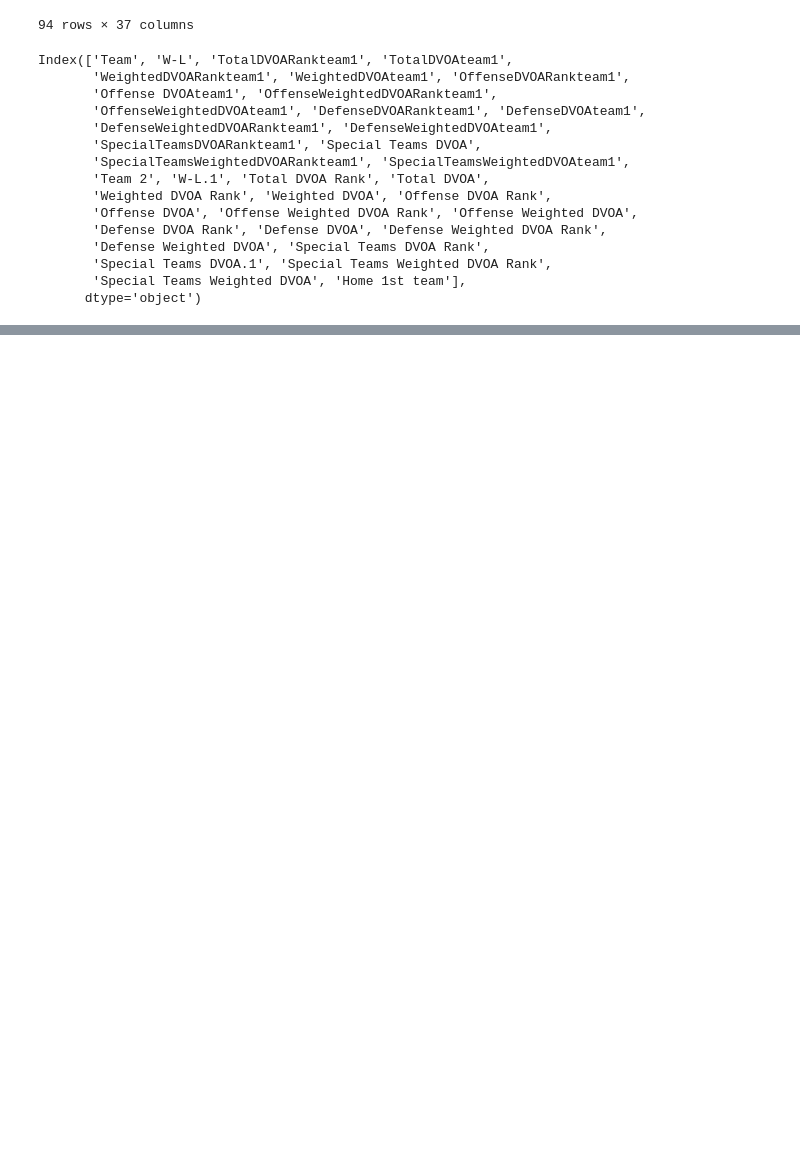
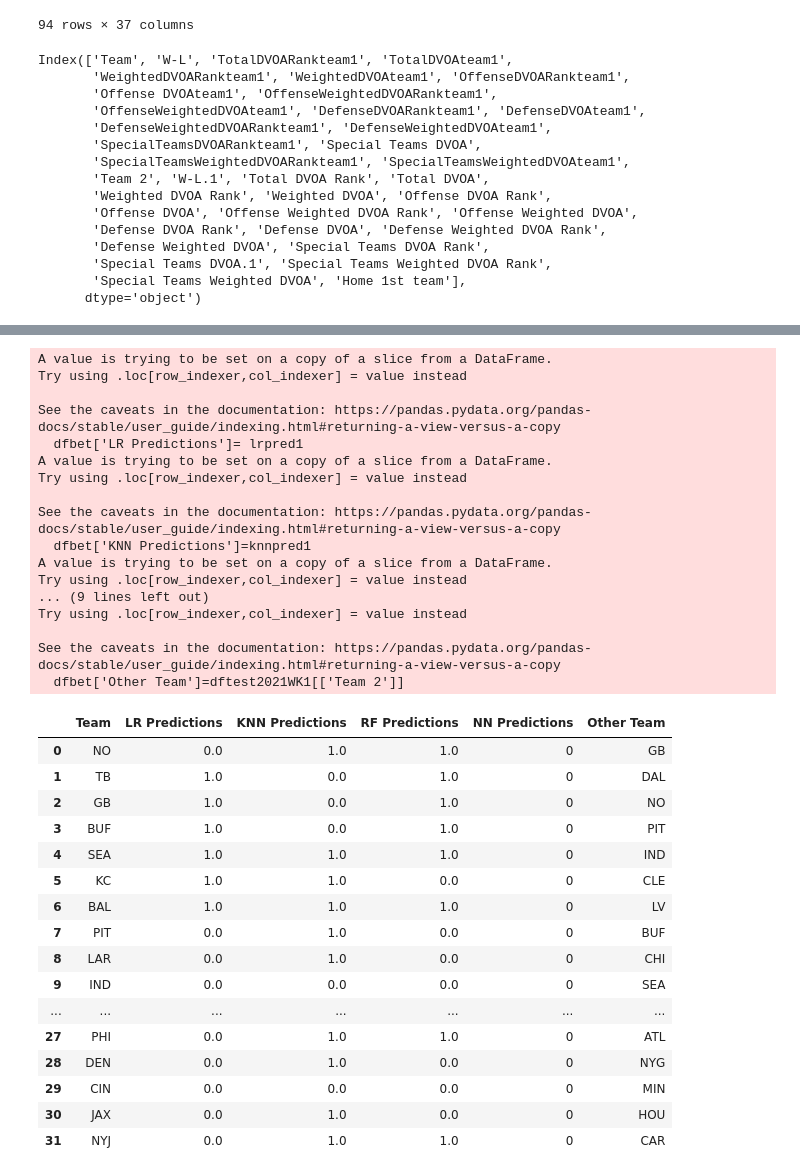
Before and after one commit to vivekbavda/NFL, a Jupyter notebook: BavdaNFLCapstoneDataCleaning.ipynb, the cells around one changed output, grey strips where cells are left out. Cells and saved outputs as stored; diff of their text form; code cells hidden in the pictures; blank space fills up the shorter version.

```diff
--- a/BavdaNFLCapstoneDataCleaning.ipynb
+++ b/BavdaNFLCapstoneDataCleaning.ipynb
@@ -658,0 +703,27 @@ plt.legend();
+# %%
+dftest2021WK1= pd.read_csv('./Data/2021_Week1.test.2020endinputs.csv')
+# %%
+# features=['TotalDVOAteam1', 'WeightedDVOAteam1','Offense DVOAteam1', 'OffenseWeightedDVOAteam1', 'DefenseDVOAteam1',
+# 'DefenseWeightedDVOAteam1', 'Special Teams DVOA', 'SpecialTeamsWeightedDVOAteam1', 'Total DVOA',
+# 'Weighted DVOA Rank', 'Weighted DVOA', 'Offense DVOA Rank',
+# 'Offense DVOA', 'Offense Weighted DVOA', 'Defense DVOA',
+# 'Defense Weighted DVOA', 'Special Teams DVOA.1',
+# 'Special Teams Weighted DVOA', 'Home 1st team']
+features=['OffenseWeightedDVOAteam1', 'DefenseWeightedDVOAteam1', 'SpecialTeamsWeightedDVOAteam1', 'Offense Weighted DVOA', 'Defense Weighted DVOA', 'Special Teams Weighted DVOA', 'Home 1st team']
+
+target='W-L'
+
+Xvalidation1=dftest2021WK1[features]
+#No y as the first of NFL starts-predictions made prior to games
+# %%
+
+lr.fit(X, y)
+knn.fit(X,y)
+rf.fit(X,y)
+ss = StandardScaler()
+Xvalidation1_sc = ss.fit_transform(Xvalidation1)
+# %%
+lrpred1 = lr.predict(Xvalidation1)
+knnpred1 = knn.predict(Xvalidation1)
+rfpred1 = rf.predict(Xvalidation1)
+nnpred1= model.predict(Xvalidation1)
@@ -658,0 +748,45 @@ plt.legend();
+# %%
+
+
+dfbet=dftest2021WK1[['Team']]
+dfbet['LR Predictions']= lrpred1
+dfbet['KNN Predictions']=knnpred1
+dfbet['RF Predictions']=rfpred1
+dfbet['NN Predictions']=np.argmax(nnpred1 ,axis=1)
+dfbet['Other Team']=dftest2021WK1[['Team 2']]
+dfbet
+# %% [output]
+A value is trying to be set on a copy of a slice from a DataFrame.
+Try using .loc[row_indexer,col_indexer] = value instead
+
+See the caveats in the documentation: https://pandas.pydata.org/pandas-docs/stable/user_guide/indexing.html#returning-a-view-versus-a-copy
+  dfbet['LR Predictions']= lrpred1
+A value is trying to be set on a copy of a slice from a DataFrame.
+Try using .loc[row_indexer,col_indexer] = value instead
+
+See the caveats in the documentation: https://pandas.pydata.org/pandas-docs/stable/user_guide/indexing.html#returning-a-view-versus-a-copy
+  dfbet['KNN Predictions']=knnpred1
+A value is trying to be set on a copy of a slice from a DataFrame.
+Try using .loc[row_indexer,col_indexer] = value instead
+... (9 lines left out)
+Try using .loc[row_indexer,col_indexer] = value instead
+
+See the caveats in the documentation: https://pandas.pydata.org/pandas-docs/stable/user_guide/indexing.html#returning-a-view-versus-a-copy
+  dfbet['Other Team']=dftest2021WK1[['Team 2']]
+|  | Team | LR Predictions | KNN Predictions | RF Predictions | NN Predictions | Other Team |
+| 0 | NO | 0.0 | 1.0 | 1.0 | 0 | GB |
+| 1 | TB | 1.0 | 0.0 | 1.0 | 0 | DAL |
+| 2 | GB | 1.0 | 0.0 | 1.0 | 0 | NO |
+| 3 | BUF | 1.0 | 0.0 | 1.0 | 0 | PIT |
+| 4 | SEA | 1.0 | 1.0 | 1.0 | 0 | IND |
+| 5 | KC | 1.0 | 1.0 | 0.0 | 0 | CLE |
+| 6 | BAL | 1.0 | 1.0 | 1.0 | 0 | LV |
+| 7 | PIT | 0.0 | 1.0 | 0.0 | 0 | BUF |
+| 8 | LAR | 0.0 | 1.0 | 0.0 | 0 | CHI |
+| 9 | IND | 0.0 | 0.0 | 0.0 | 0 | SEA |
+| ... | ... | ... | ... | ... | ... | ... |
+| 27 | PHI | 0.0 | 1.0 | 1.0 | 0 | ATL |
+| 28 | DEN | 0.0 | 1.0 | 0.0 | 0 | NYG |
+| 29 | CIN | 0.0 | 0.0 | 0.0 | 0 | MIN |
+| 30 | JAX | 0.0 | 1.0 | 0.0 | 0 | HOU |
+| 31 | NYJ | 0.0 | 1.0 | 1.0 | 0 | CAR |
```
Also changed, not shown: parts of 19 cells of this notebook, 12 other files.
